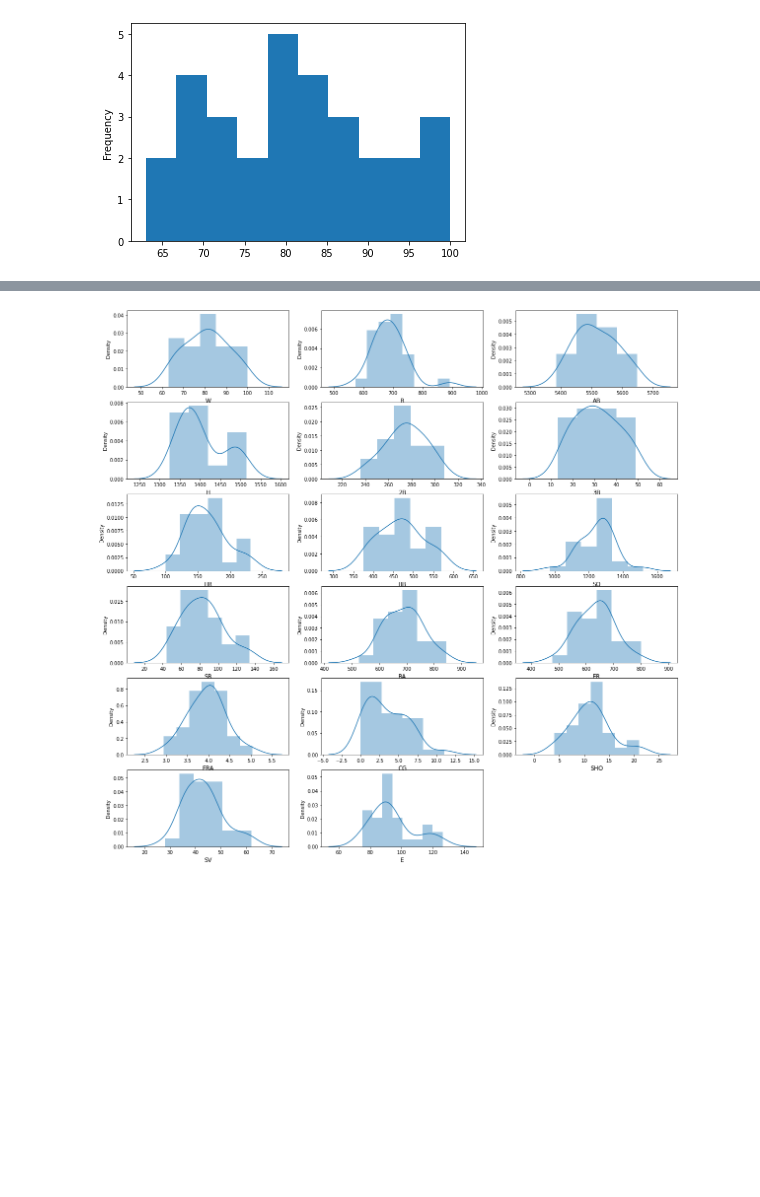
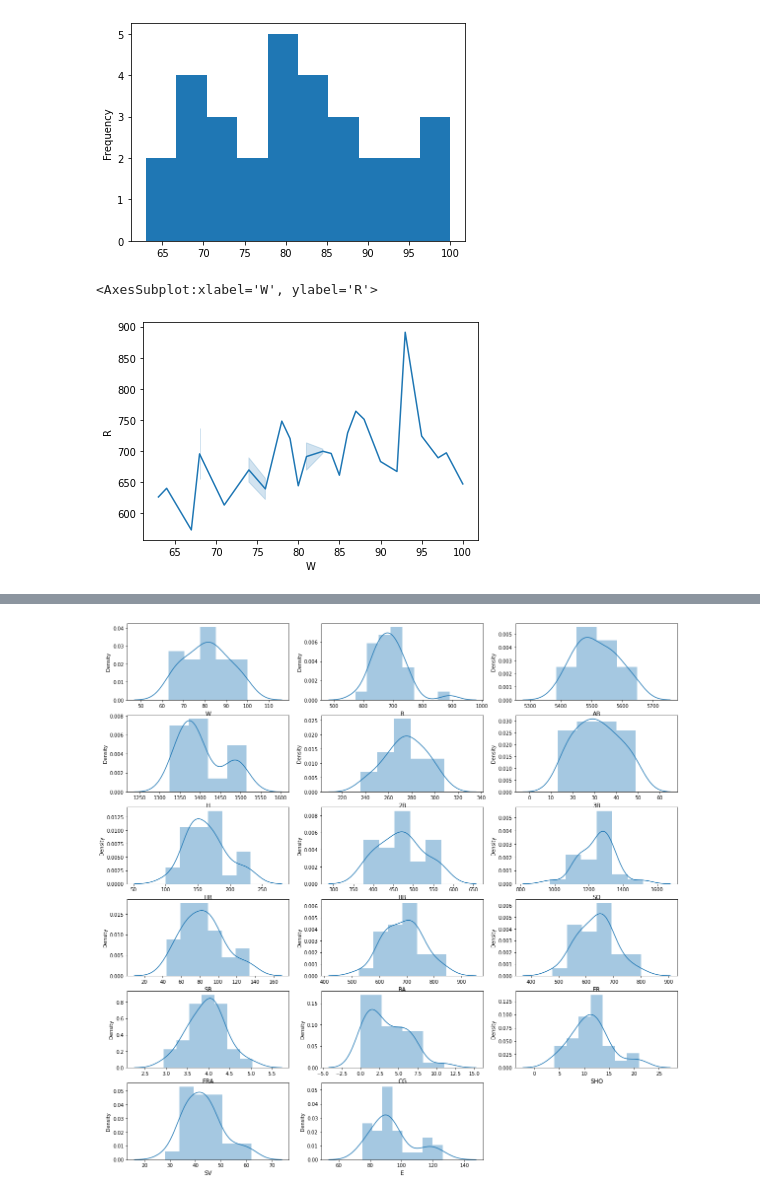
Before and after one commit to miteshk01/Projects, a Jupyter notebook: Evaluation Project/Baseball Case Study.ipynb, the cells around one changed output, grey strips where cells are left out. Saved outputs shown, nothing was run; the diff lists cells and outputs as text; code cells hidden in the pictures; blank space fills up the shorter version.

```diff
--- a/Evaluation Project/Baseball Case Study.ipynb
+++ b/Evaluation Project/Baseball Case Study.ipynb
@@ -120,3 +120,9 @@ df.W.plot.hist()
 # %% [output]
 <AxesSubplot:ylabel='Frequency'>
 [figure]
+# %%
+#runs vs wins
+sns.lineplot(x='W',y='R',data=df)
+# %% [output]
+<AxesSubplot:xlabel='W', ylabel='R'>
+[figure, added]
```
Also changed, not shown: parts of 40 cells of this notebook.
